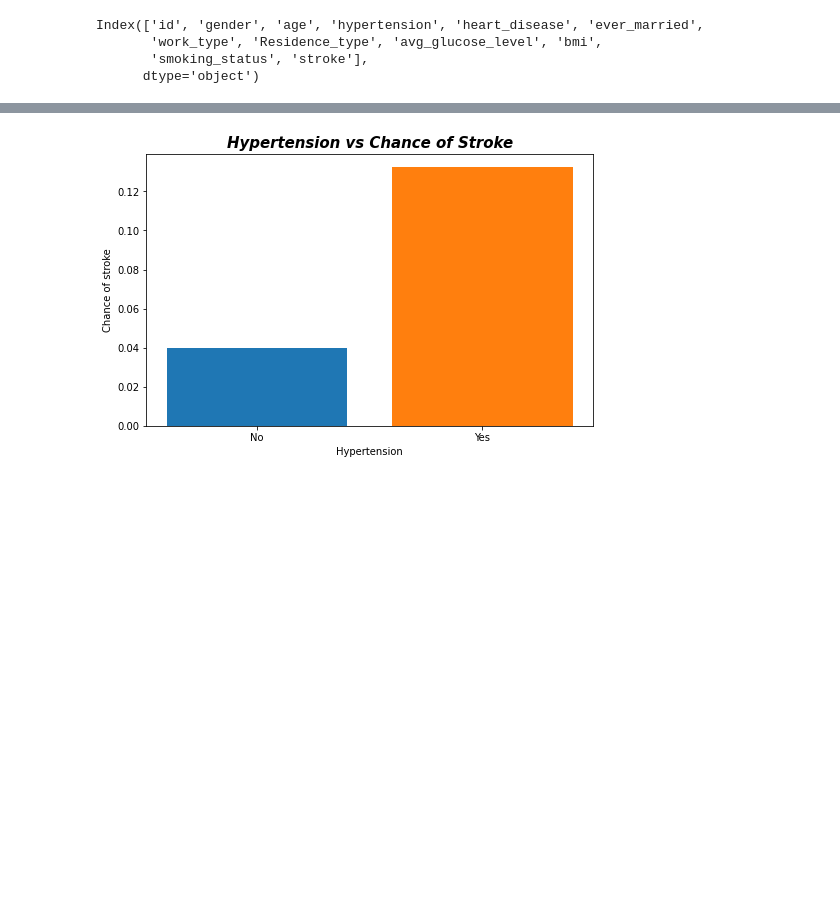
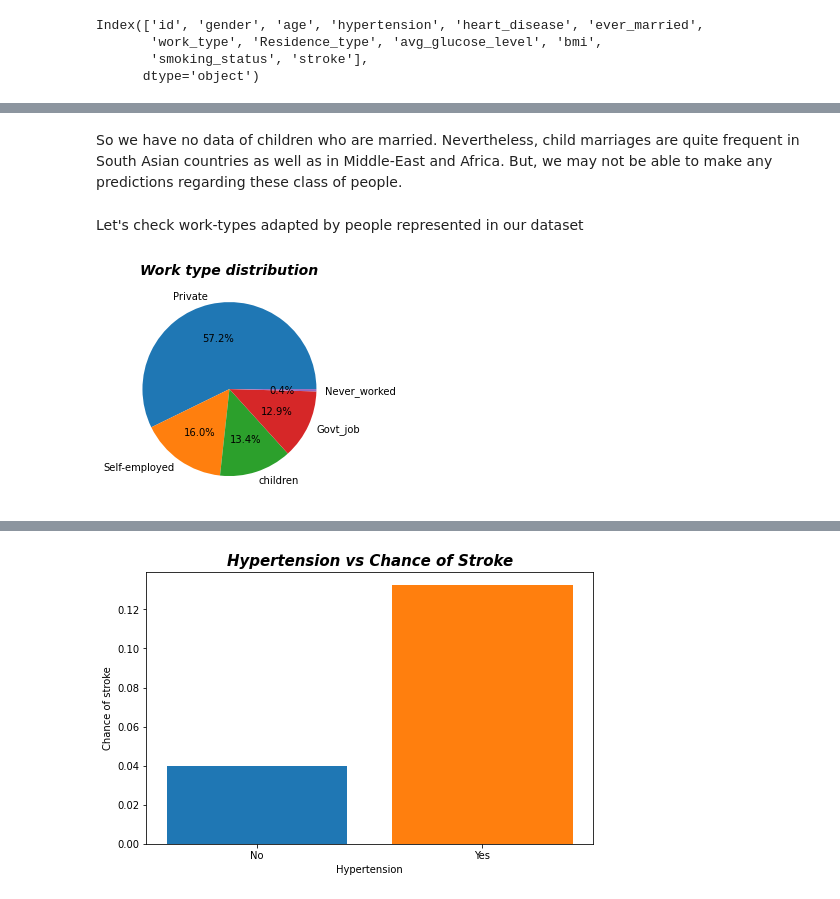
Before and after one commit to SalmanHabeeb/Stroke-predictor, a Jupyter notebook: EDA.ipynb, the cells around one changed output, grey strips where cells are left out. Drawn from its saved outputs; the diff is of its cells as text; code cells hidden in the pictures; blank space fills up the shorter version.

```diff
--- a/EDA.ipynb
+++ b/EDA.ipynb
@@ -154,0 +272,8 @@ def plot_chances(
+# %% [markdown]
+So we have no data of children who are married. Nevertheless, child marriages are quite frequent in South Asian countries as well as in Middle-East and Africa. But, we may not be able to make any predictions regarding these class of people.
+# %% [markdown]
+Let's check work-types adapted by people represented in our dataset
+# %%
+plot_pie_value_count('work_type', df, title = 'Work type distribution')
+# %% [output]
+[figure, added]
```
Also changed, not shown: parts of 68 cells of this notebook.
